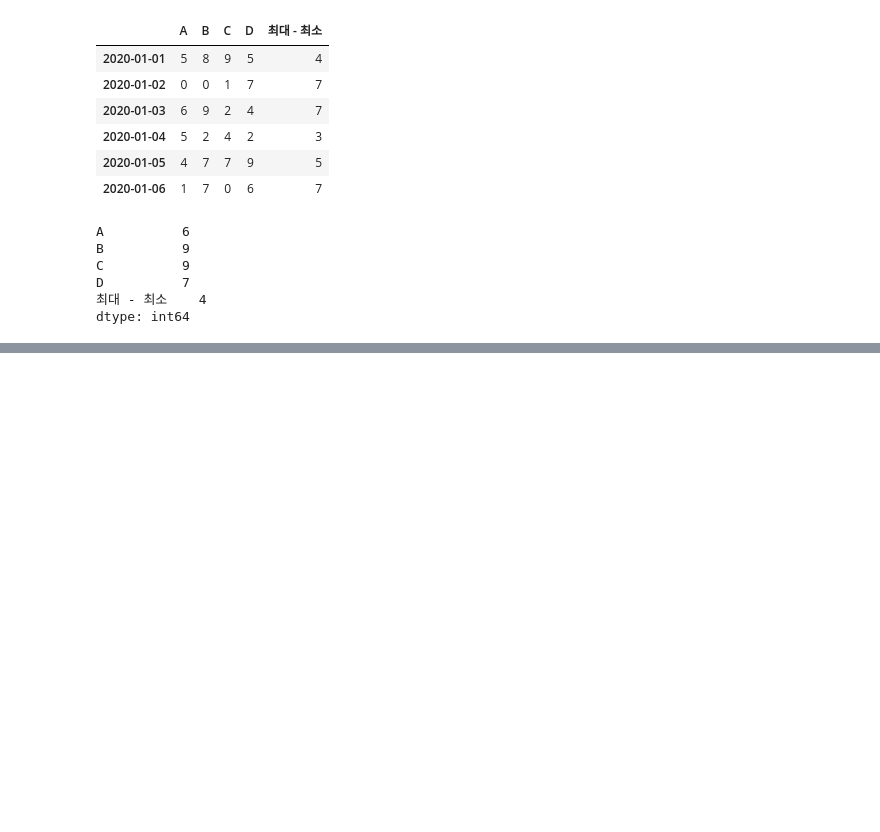
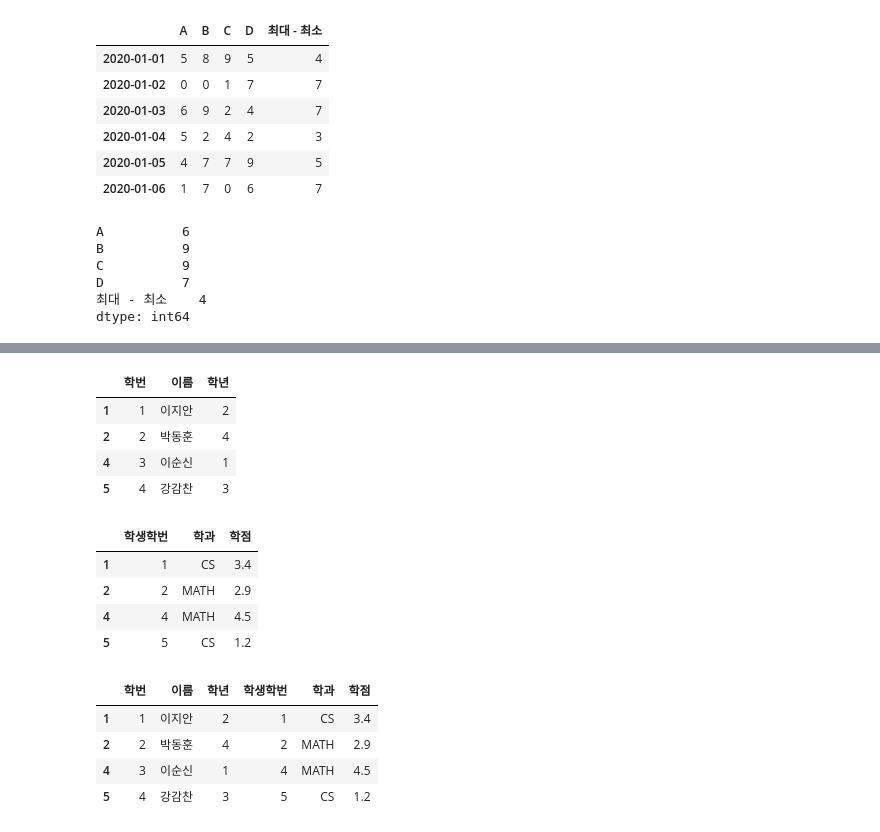
Before and after one commit to Souuul/numpy-pandas, a Jupyter notebook: 02. Pandas.ipynb, the cells around one changed output, grey strips where cells are left out. Drawn from its saved outputs; the diff is of its cells as text; code cells hidden in the pictures; blank space fills up the shorter version.

```diff
--- a/02. Pandas.ipynb
+++ b/02. Pandas.ipynb
@@ -1782,0 +1922,35 @@ dtype: int64
+# %%
+# DataFrame의 column과 index를 이용한 merge
+
+import numpy as np
+import pandas as pd
+data1 = {'학번':[1,2,3,4],
+        '이름' : ['이지안', '박동훈', '이순신', '강감찬'],
+        '학년' : [2,4,1,3]}
+
+data2 = {'학생학번':[1,2,4,5],
+        '학과': ['CS', 'MATH','MATH','CS'],
+        '학점' : [3.4,2.9,4.5,1.2]}
+df1 = pd.DataFrame(data1, index =[1,2,4,5])
+df2 = pd.DataFrame(data2, index =[1,2,4,5])
+display(df1)
+display(df2)
+df3 = pd.merge(df1, df2,
+               left_index=True ,right_index = True, how='inner')
+display(df3)
+# %% [output]
+|  | 학번 | 이름 | 학년 |
+| 1 | 1 | 이지안 | 2 |
+| 2 | 2 | 박동훈 | 4 |
+| 4 | 3 | 이순신 | 1 |
+| 5 | 4 | 강감찬 | 3 |
+|  | 학생학번 | 학과 | 학점 |
+| 1 | 1 | CS | 3.4 |
+| 2 | 2 | MATH | 2.9 |
+| 4 | 4 | MATH | 4.5 |
+| 5 | 5 | CS | 1.2 |
+|  | 학번 | 이름 | 학년 | 학생학번 | 학과 | 학점 |
+| 1 | 1 | 이지안 | 2 | 1 | CS | 3.4 |
+| 2 | 2 | 박동훈 | 4 | 2 | MATH | 2.9 |
+| 4 | 3 | 이순신 | 1 | 4 | MATH | 4.5 |
+| 5 | 4 | 강감찬 | 3 | 5 | CS | 1.2 |
```
Also changed, not shown: parts of 14 cells of this notebook, 5 other files.
